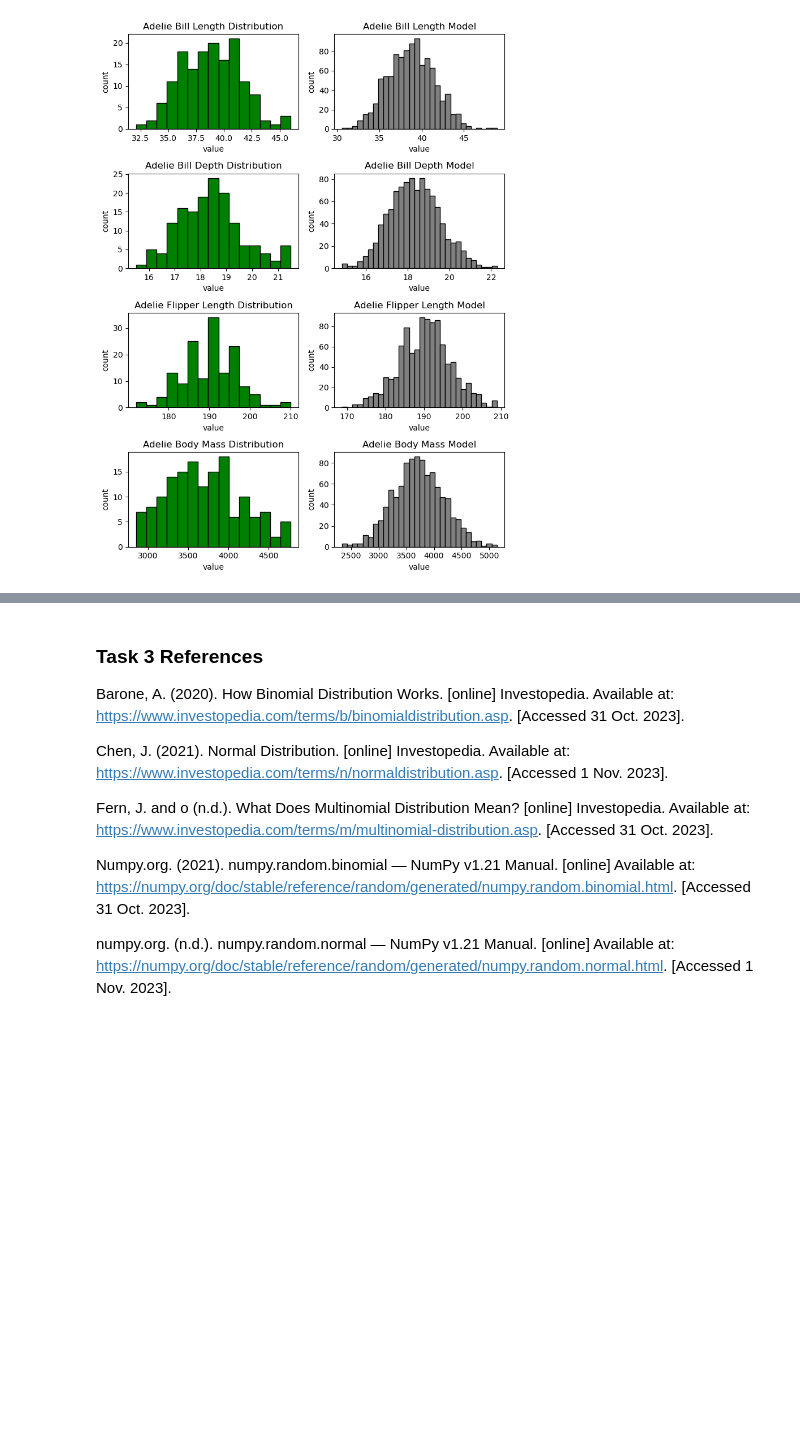
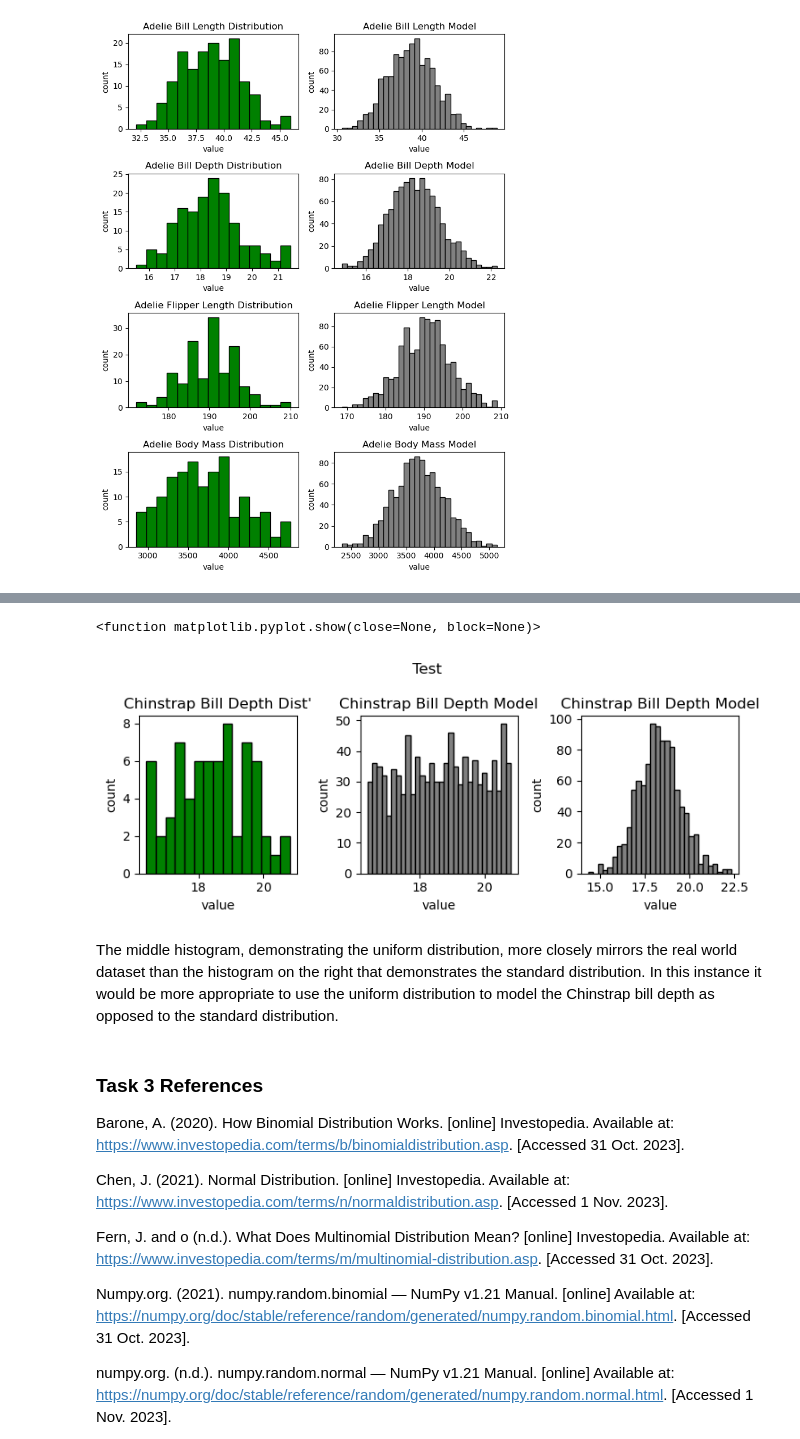
Before and after one commit to humphs078/data_analysis_fundamentals, a Jupyter notebook: tasks.ipynb, the cells around one changed output, grey strips where cells are left out. Cells and saved outputs as stored; diff of their text form; code cells hidden in the pictures; blank space fills up the shorter version.

```diff
--- a/tasks.ipynb
+++ b/tasks.ipynb
@@ -658,3 +748,34 @@ plt.show()
+# %%
+# assign variables
+low_val = chinstrap_summary.iloc[3, 1]
+high_val = chinstrap_summary.iloc[7, 1]
+
+# generate uniform distribution
+bill_depth_uniform_dist = np.random.uniform(low_val,high_val,1000)
+
+# plot graphs
+plt.rcParams["figure.figsize"] = [7.50, 3]
+plt.rcParams["figure.autolayout"] = True
+
+fig, axis = plt.subplots(1, 3)
+axis[0].hist(penguins_copy_chinstrap['bill_depth_mm'], color = 'green', edgecolor = 'black', bins=15)
+axis[0].set_title("Chinstrap Bill Depth Dist'")
+axis[0].set(xlabel='value', ylabel='count')
+axis[1].hist(bill_depth_uniform_dist, color = 'grey', edgecolor = 'black', bins=30)
+axis[1].set_title("Chinstrap Bill Depth Model")
+axis[1].set(xlabel='value', ylabel='count')
+axis[2].hist(chinstrap_bill_depth_normal_prob_dist, color = 'grey', edgecolor = 'black', bins=30)
+axis[2].set_title("Chinstrap Bill Depth Model")
+axis[2].set(xlabel='value', ylabel='count')
+
+plt.suptitle('Test')
+plt.tight_layout()
+plt.show
+# %% [output]
+<function matplotlib.pyplot.show(close=None, block=None)>
+[figure, added]
+# %% [markdown]
+The middle histogram, demonstrating the uniform distribution, more closely mirrors the real world dataset than the histogram on the right that demonstrates the standard distribution. In this instance it would be more appropriate to use the uniform distribution to model the Chinstrap bill depth as opposed to the standard distribution.
 # %% [markdown]
 ### Task 3 References <a id="task-3-references"></a>
 
```
Also changed, not shown: parts of 12 cells of this notebook.
